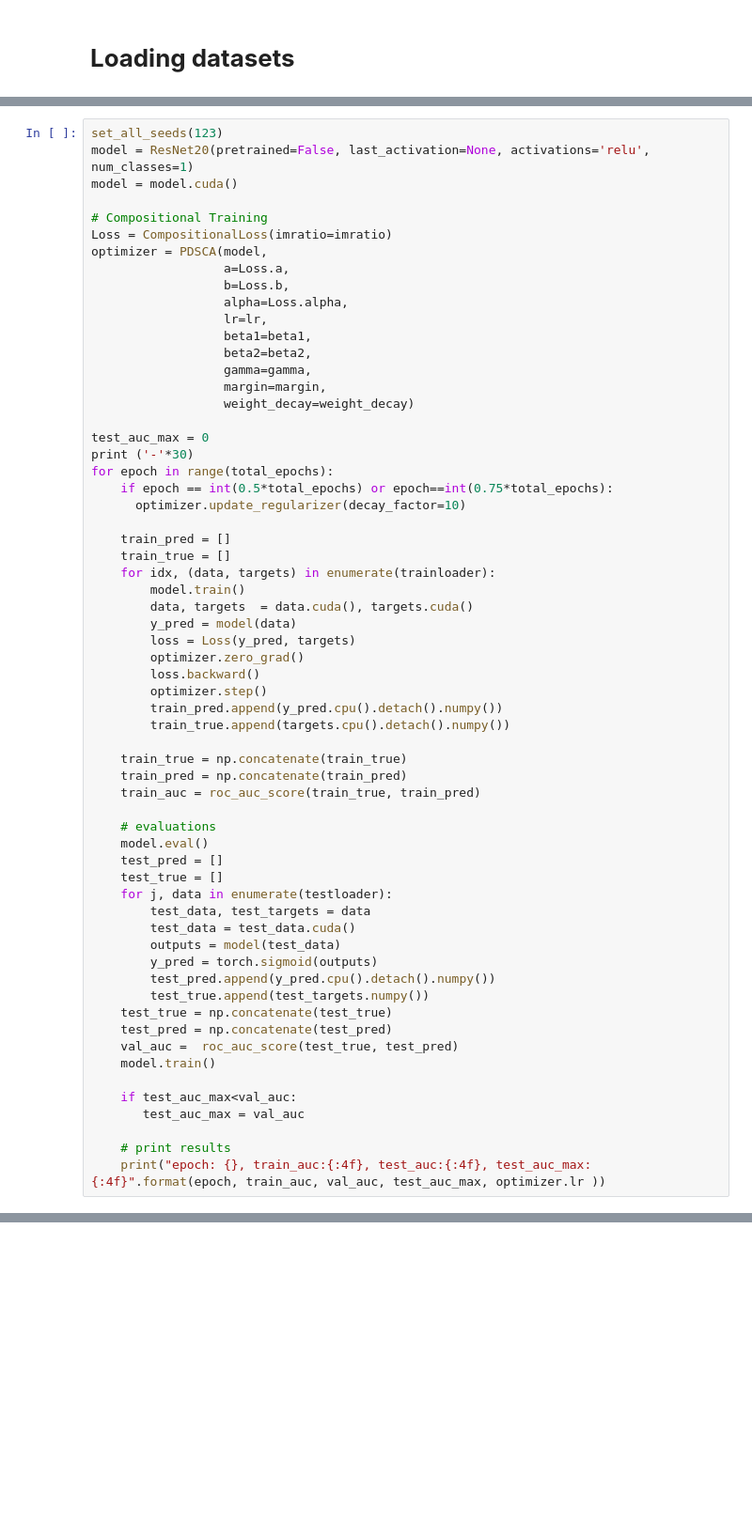
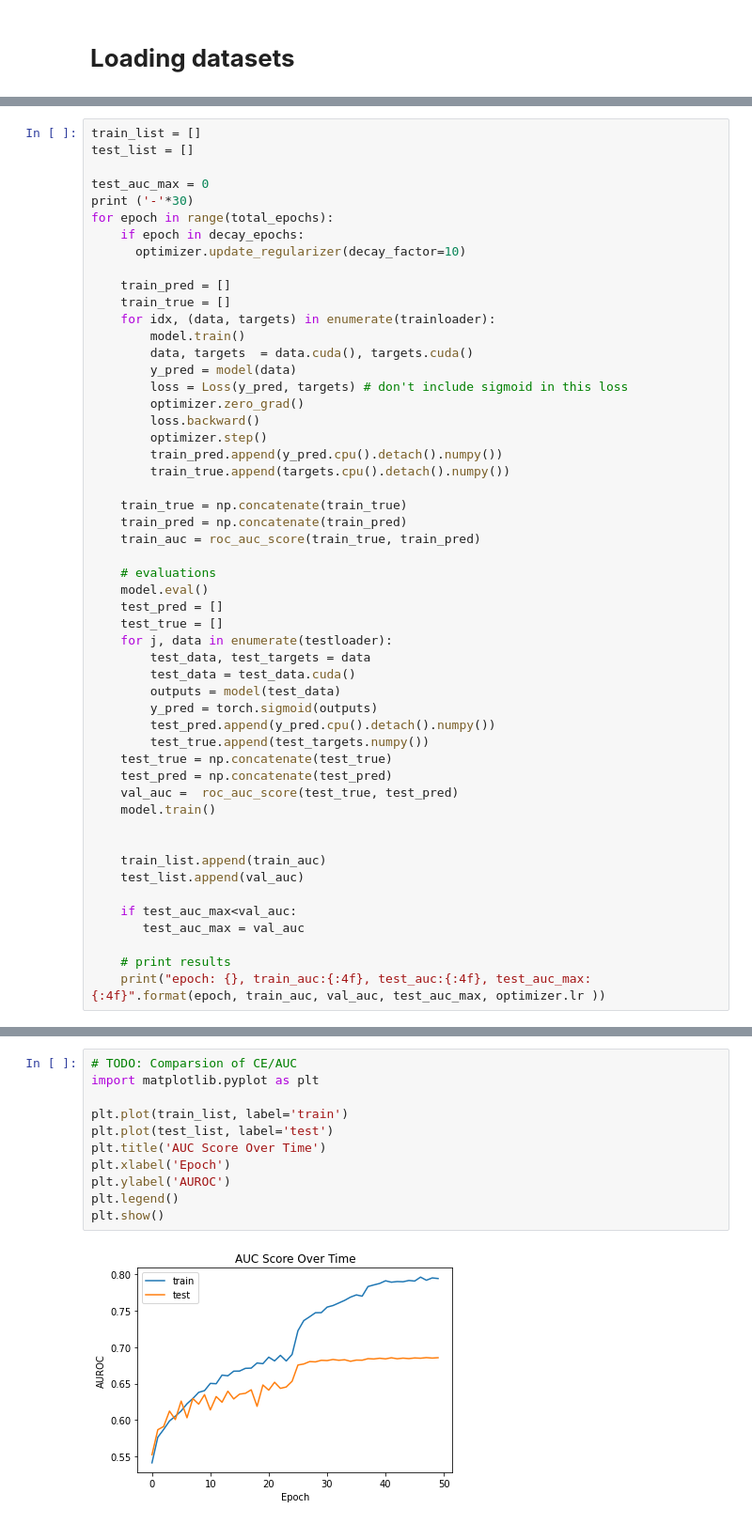
Before and after one commit to Optimization-AI/LibAUC, a Jupyter notebook: examples/09_Optimizing_CompositionalAUC_Loss_with_ResNet20_on_CIFAR10.ipynb, the cells around one changed output, grey strips where cells are left out. Shown at 94% size. Drawn from its saved outputs; the diff is of its cells as text; blank space fills up the shorter version.

```diff
--- a/examples/09_Optimizing_CompositionalAUC_Loss_with_ResNet20_on_CIFAR10.ipynb
+++ b/examples/09_Optimizing_CompositionalAUC_Loss_with_ResNet20_on_CIFAR10.ipynb
@@ -133,25 +218,11 @@ NUM_SAMPLES: [5000], POS:NEG: [2516 : 2484], POS_RATIO: 0.5032
 # %%
-set_all_seeds(123)
-model = ResNet20(pretrained=False, last_activation=None, activations='relu', num_classes=1)
-model = model.cuda()
-
-# Compositional Training
-Loss = CompositionalLoss(imratio=imratio)
-optimizer = PDSCA(model,
-                  a=Loss.a,
-                  b=Loss.b,
-                  alpha=Loss.alpha,
-                  lr=lr,
-                  beta1=beta1,
-                  beta2=beta2,
-                  gamma=gamma,
-                  margin=margin,
-                  weight_decay=weight_decay)
+train_list = []
+test_list = []
 
 test_auc_max = 0
 print ('-'*30)
 for epoch in range(total_epochs):
-    if epoch == int(0.5*total_epochs) or epoch==int(0.75*total_epochs):
+    if epoch in decay_epochs:
       optimizer.update_regularizer(decay_factor=10)
 
     train_pred = []
@@ -160,7 +231,7 @@ for epoch in range(total_epochs):
         model.train()
         data, targets  = data.cuda(), targets.cuda()
         y_pred = model(data)
-        loss = Loss(y_pred, targets)
+        loss = Loss(y_pred, targets) # don't include sigmoid in this loss
         optimizer.zero_grad()
         loss.backward()
         optimizer.step()
@@ -187,6 +258,10 @@ for epoch in range(total_epochs):
     val_auc =  roc_auc_score(test_true, test_pred)
     model.train()
 
+
+    train_list.append(train_auc)
+    test_list.append(val_auc)
+
     if test_auc_max<val_auc:
        test_auc_max = val_auc
 
@@ -212,0 +292,13 @@ epoch: 199, train_auc:0.999893, test_auc:0.927270, test_auc_max:0.940122
+# %%
+# TODO: Comparsion of CE/AUC
+import matplotlib.pyplot as plt
+
+plt.plot(train_list, label='train')
+plt.plot(test_list, label='test')
+plt.title('AUC Score Over Time')
+plt.xlabel('Epoch')
+plt.ylabel('AUROC')
+plt.legend()
+plt.show()
+# %% [output]
+[figure, added]
```
Also changed, not shown: parts of 24 cells of this notebook.
